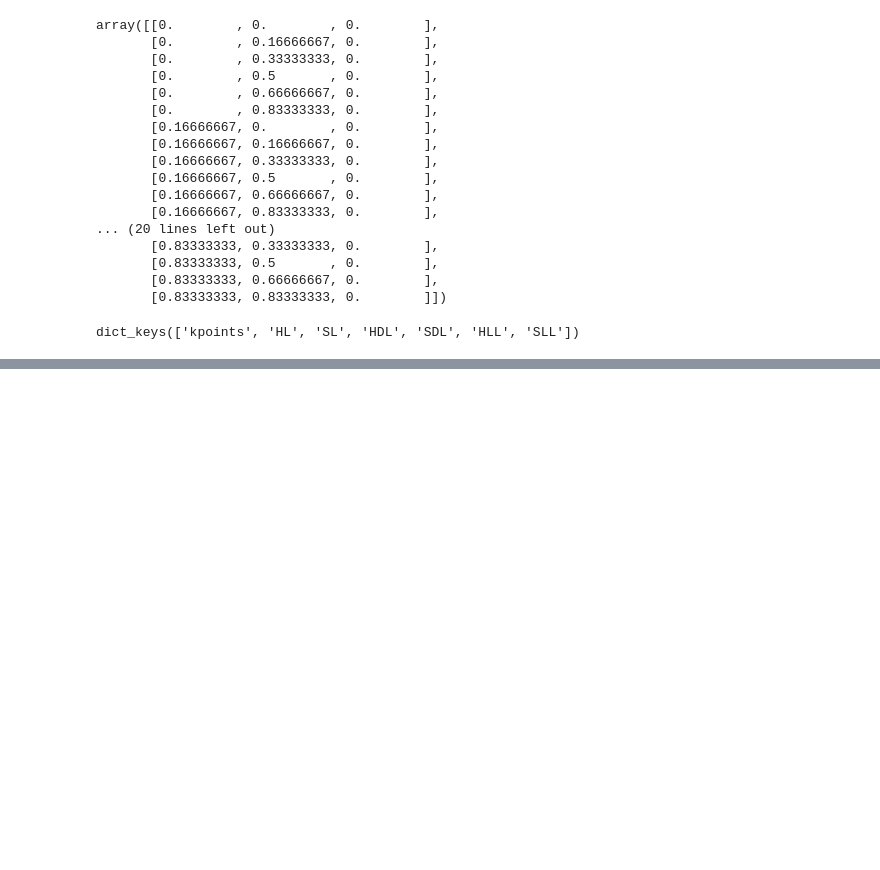
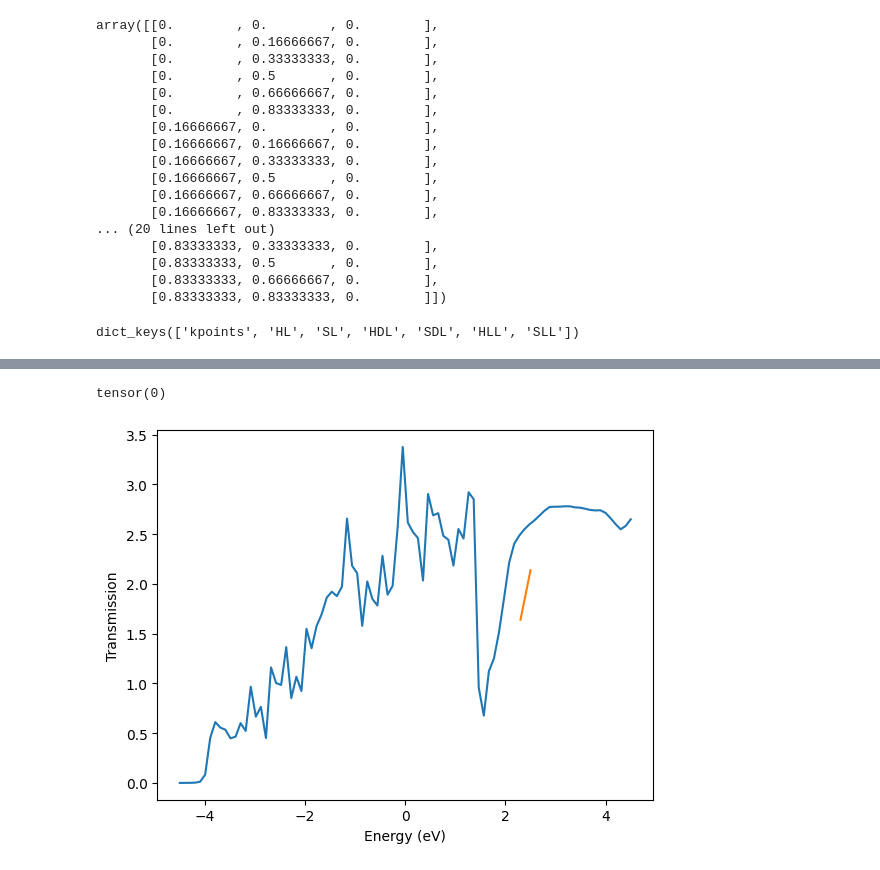
Before and after one commit to deepmodeling/DeePTB, a Jupyter notebook: dptb/negf/try_bloch.ipynb, the cells around one changed output, grey strips where cells are left out. Saved outputs shown, nothing was run; the diff lists cells and outputs as text; code cells hidden in the pictures; blank space fills up the shorter version.

```diff
--- a/dptb/negf/try_bloch.ipynb
+++ b/dptb/negf/try_bloch.ipynb
@@ -481,0 +459,26 @@ torch.Size([36, 240, 240])
+# %%
+import torch
+import matplotlib.pyplot as plt
+bloch_indice_L= torch.load('/personal/DeepTB/dptb_Zjj/DeePTB/dptb/negf/bloch_files/negf_out/bloch_sorted_indice_lead_L.pth')
+bloch_indice_R= torch.load('/personal/DeepTB/dptb_Zjj/DeePTB/dptb/negf/bloch_files/negf_out/bloch_sorted_indice_lead_R.pth')
+# abs(sorted_basis_indices-bloch_indice_R).max()
+# plt.plot(sorted_basis_indices-bloch_indice_R)
+# plt.show()
+abs(bloch_indice_R-bloch_indice_L).max()
+# %% [output]
+tensor(0)
+# %%
+import torch
+import matplotlib.pyplot as plt
+
+negf_out_bloch = torch.load('/personal/DeepTB/dptb_Zjj/DeePTB/dptb/negf/bloch_files/negf_out/negf.out.pth')
+negf_out = torch.load('/personal/DFTB/Au_Ag/Au_TS/TS/negf_dptb_sub/sub_Au150/negf_out/negf.out.pth')
+negf_out.keys()
+
+plt.plot(negf_out['uni_grid'],negf_out['T_k']['[0.  0.5 0. ]'])
+plt.plot(negf_out_bloch['uni_grid'],negf_out_bloch['T_k']['[0.  0.5 0. ]'])
+plt.xlabel('Energy (eV)')
+plt.ylabel('Transmission')
+plt.show()
+# %% [output]
+[figure, added]
```
Also changed, not shown: parts of 21 cells of this notebook.
